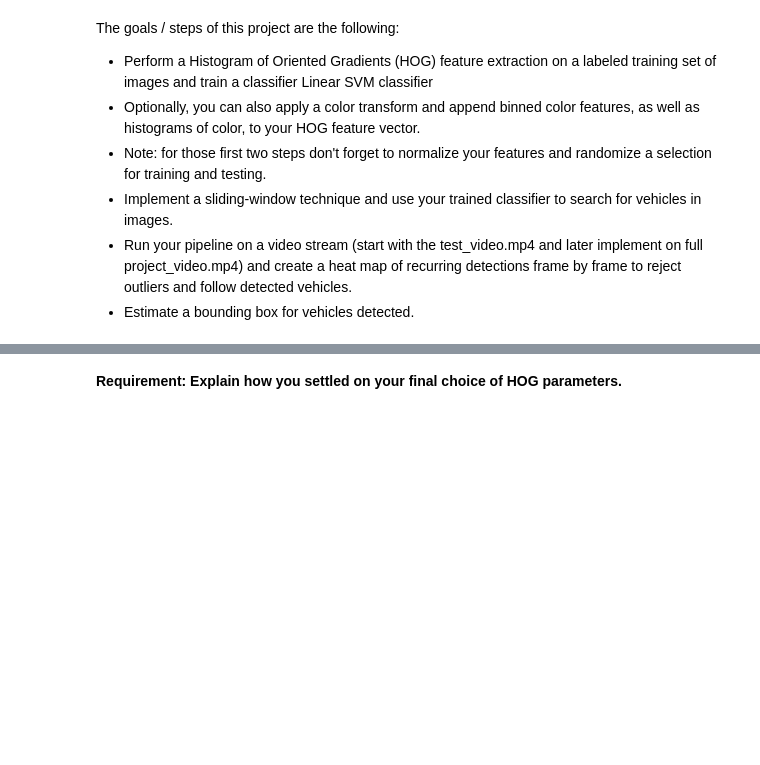
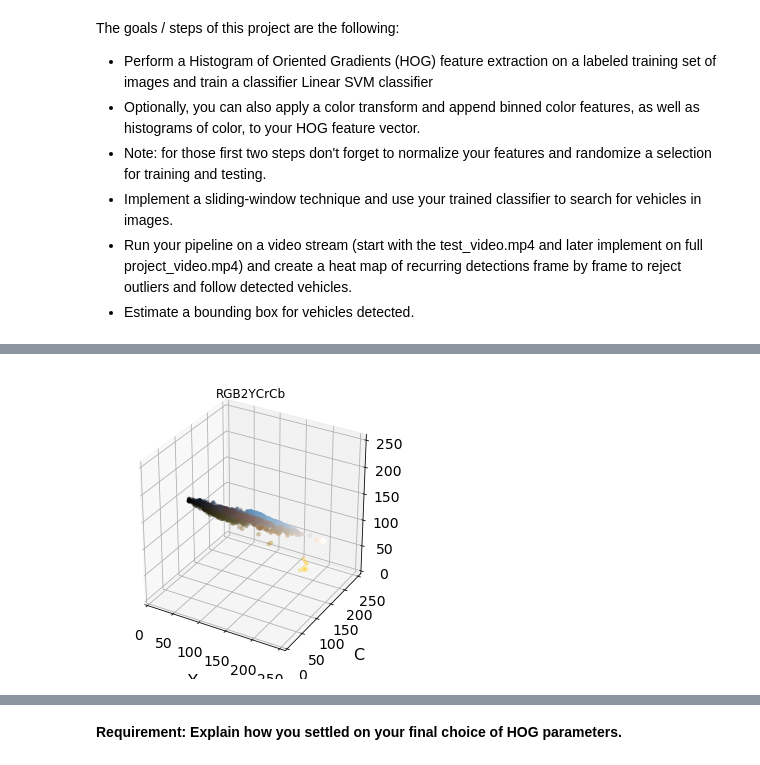
Before and after one commit to Lybron/CarND-T1P5, a Jupyter notebook: Vehicle Detection and Tracking.ipynb, the cells around one changed output, grey strips where cells are left out. Cells and saved outputs as stored; diff of their text form; code cells hidden in the pictures; blank space fills up the shorter version.

```diff
--- a/Vehicle Detection and Tracking.ipynb
+++ b/Vehicle Detection and Tracking.ipynb
@@ -11,0 +79,2 @@ The goals / steps of this project are the following:
+# %%
+color_spaces = ['RGB', 'RGB2YCrCb', 'RGB2HSV', 'RGB2LUV', 'RGB2HLS', 'RGB2YUV']
@@ -11,0 +129,6 @@ The goals / steps of this project are the following:
+# %%
+plot3d(convert_color(img_small, color_spaces[1]), img_small_rgb, axis_labels=list("YCC"))
+plt.title(color_spaces[1])
+plt.show()
+# %% [output]
+[figure, added]
```
Also changed, not shown: parts of 59 cells of this notebook, 3 other files.
